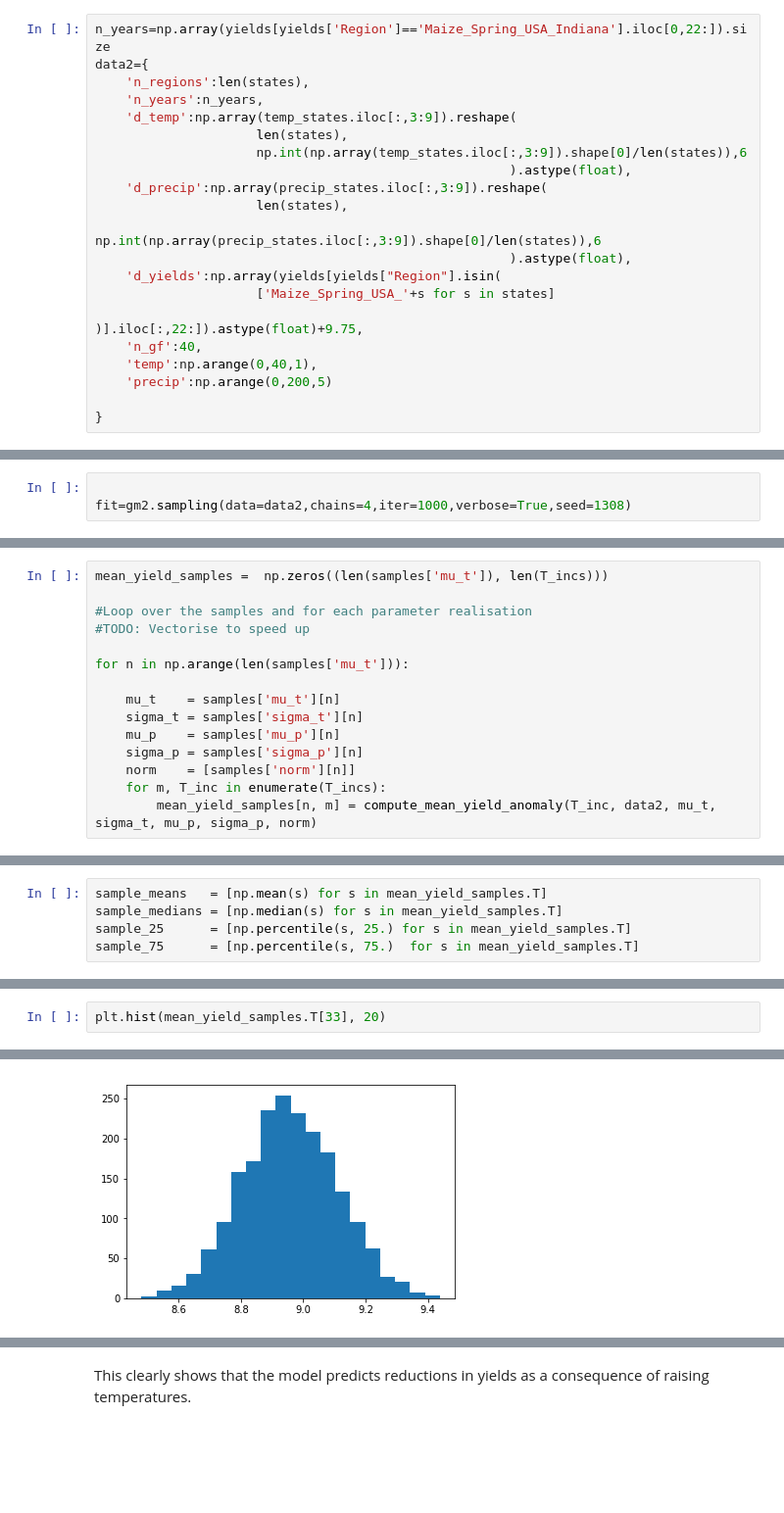
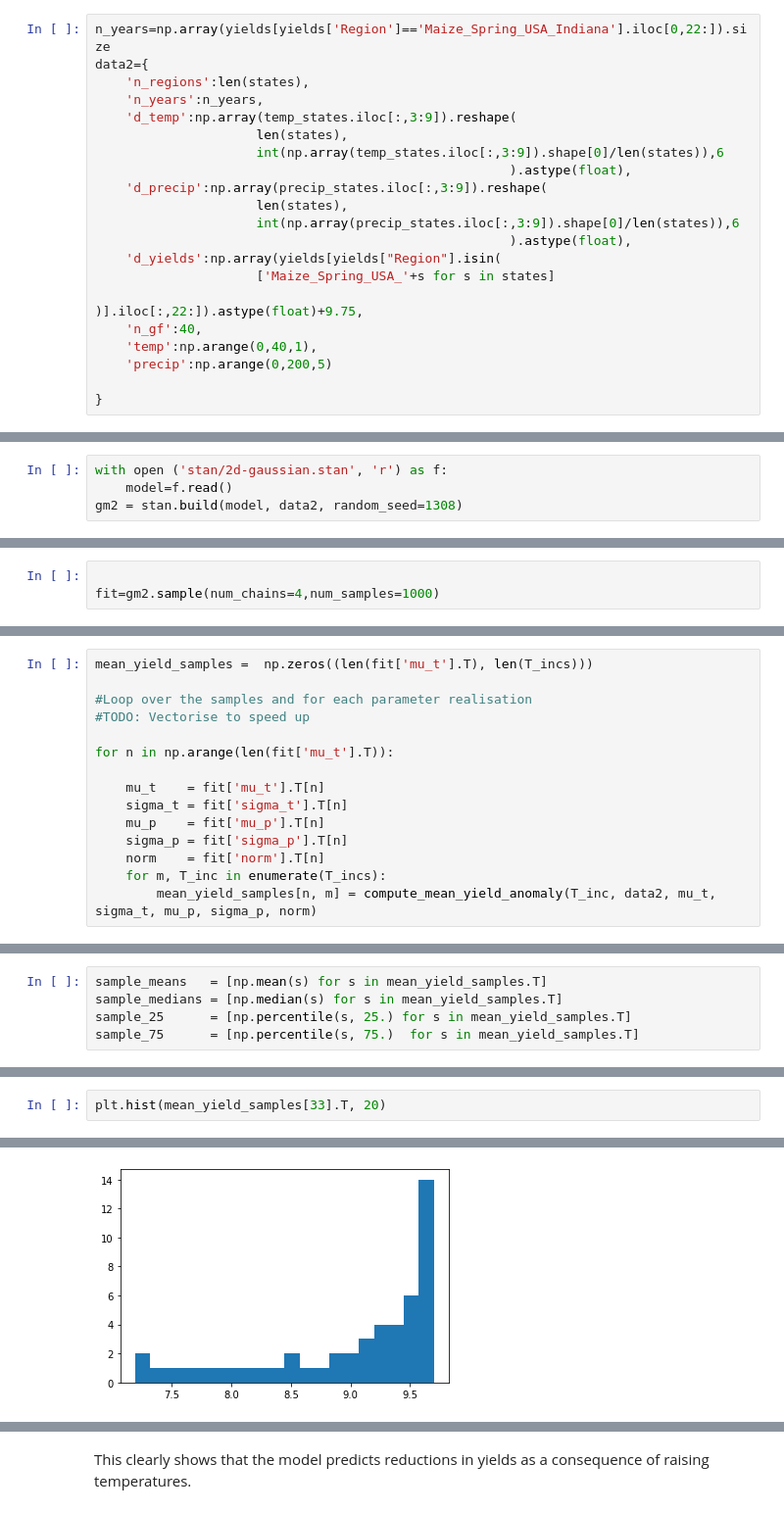
Before and after one commit to AnisaAubin/facynation, a Jupyter notebook: 6_Warming_impact.ipynb, the cells around one changed output, grey strips where cells are left out. Shown at 98% size. Cells and saved outputs as stored; diff of their text form; blank space fills up the shorter version.

Commit message:
WIP: uppgrade facynation model to use uk Wheat and climate
plus data manipulations.

```diff
--- a/6_Warming_impact.ipynb
+++ b/6_Warming_impact.ipynb
@@ -337,11 +341,11 @@ data2={
     'n_years':n_years,
     'd_temp':np.array(temp_states.iloc[:,3:9]).reshape(
                      len(states),
-                     np.int(np.array(temp_states.iloc[:,3:9]).shape[0]/len(states)),6
+                     int(np.array(temp_states.iloc[:,3:9]).shape[0]/len(states)),6
                                                       ).astype(float),
     'd_precip':np.array(precip_states.iloc[:,3:9]).reshape(
                      len(states),
-                     np.int(np.array(precip_states.iloc[:,3:9]).shape[0]/len(states)),6
+                     int(np.array(precip_states.iloc[:,3:9]).shape[0]/len(states)),6
                                                       ).astype(float),
     'd_yields':np.array(yields[yields["Region"].isin(
                      ['Maize_Spring_USA_'+s for s in states]
@@ -358,0 +358,4 @@ INFO:pystan:COMPILING THE C++ CODE FOR MODEL anon_model_889b1084947e1d379c9ef129
+# %%
+with open ('stan/2d-gaussian.stan', 'r') as f:
+    model=f.read()
+gm2 = stan.build(model, data2, random_seed=1308)
@@ -359,3 +369,3 @@ INFO:pystan:COMPILING THE C++ CODE FOR MODEL anon_model_889b1084947e1d379c9ef129
 # %%
 
-fit=gm2.sampling(data=data2,chains=4,iter=1000,verbose=True,seed=1308)
+fit=gm2.sample(num_chains=4,num_samples=1000)
@@ -477,15 +542,15 @@ np.zeros((len(samples['mu_t']), len(T_incs))).shape
 # %%
-mean_yield_samples =  np.zeros((len(samples['mu_t']), len(T_incs)))
+mean_yield_samples =  np.zeros((len(fit['mu_t'].T), len(T_incs)))
 
 #Loop over the samples and for each parameter realisation
 #TODO: Vectorise to speed up
 
-for n in np.arange(len(samples['mu_t'])):
+for n in np.arange(len(fit['mu_t'].T)):
 
-    mu_t    = samples['mu_t'][n]
-    sigma_t = samples['sigma_t'][n]
-    mu_p    = samples['mu_p'][n]
-    sigma_p = samples['sigma_p'][n]
-    norm    = [samples['norm'][n]]
+    mu_t    = fit['mu_t'].T[n]
+    sigma_t = fit['sigma_t'].T[n]
+    mu_p    = fit['mu_p'].T[n]
+    sigma_p = fit['sigma_p'].T[n]
+    norm    = fit['norm'].T[n]
     for m, T_inc in enumerate(T_incs):
         mean_yield_samples[n, m] = compute_mean_yield_anomaly(T_inc, data2, mu_t, sigma_t, mu_p, sigma_p, norm)
@@ -515,3 +594,3 @@ plt.savefig('./figs/temperature_impact.png')
 # %%
-plt.hist(mean_yield_samples.T[33], 20)
+plt.hist(mean_yield_samples[33].T, 20)
 # %% [output]
@@ -526,4 +605,4 @@ plt.hist(mean_yield_samples.T[33], 20)
-[figure, old version]
+[figure, new version]
 # %%
 plt.hist(mean_yield_samples.T[0], 20)
 # %% [output]
```
Also changed, not shown: parts of 30 cells of this notebook, 5 other files.
